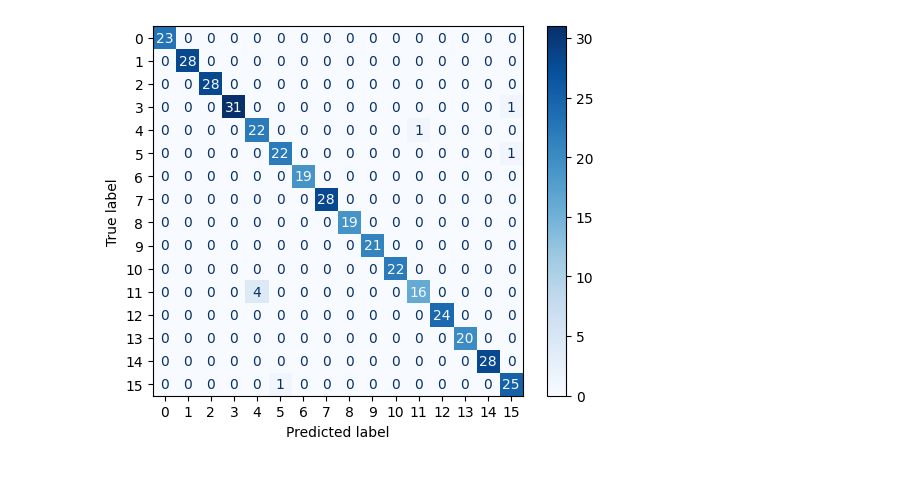
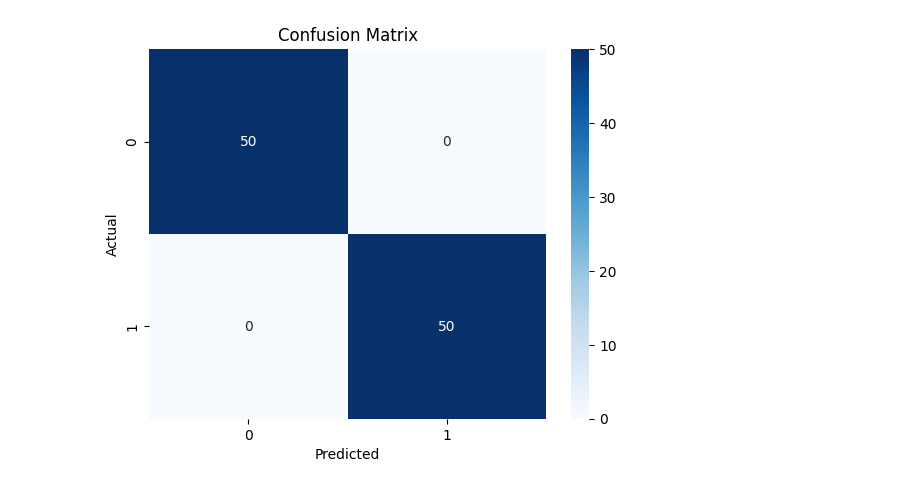
Before and after one commit to Ahmedgamale/Industrial-Inspection-Robot, a Jupyter notebook: notebooks/spectral_analysis.ipynb, the cells around one changed output. Saved outputs shown, nothing was run; the diff lists cells and outputs as text; code cells hidden in the pictures.

```diff
--- a/notebooks/spectral_analysis.ipynb
+++ b/notebooks/spectral_analysis.ipynb
@@ -3,10 +3,7 @@
 # %%
 import pandas as pd
 
-df = pd.read_excel(
-    "Merged_Sensor_Dataset.xlsx",
-    sheet_name="AS7265x_Spectral_Data"
-)
-
+df = pd.read_excel('/content/Apple_Plastic_Defect_Dataset.xlsx')
+df.info()
 df.head()
 # %% [output]
@@ -37,0 +46,9 @@ X_test = scaler.transform(X_test)
+# %%
+# Features and target
+X = df.drop(columns=['Label'])
+y = df['Label']
+
+# Encode categorical column
+X = pd.get_dummies(X, columns=['Material'])
+
+X.head()
@@ -37,0 +62,9 @@ X_test = scaler.transform(X_test)
+# %%
+from sklearn.model_selection import train_test_split
+
+X_train, X_test, y_train, y_test = train_test_split(
+    X, y,
+    test_size=0.2,
+    random_state=42,
+    stratify=y
+)
@@ -39,9 +79,8 @@ X_test = scaler.transform(X_test)
 from sklearn.ensemble import RandomForestClassifier
 
 model = RandomForestClassifier(
-    n_estimators=100,
+    n_estimators=200,
     random_state=42
 )
 
 model.fit(X_train, y_train)
-y_pred = model.predict(X_test)
@@ -48,11 +106,13 @@ y_pred = model.predict(X_test)
 # %%
-from sklearn.metrics import confusion_matrix, ConfusionMatrixDisplay
+import seaborn as sns
 import matplotlib.pyplot as plt
 
 cm = confusion_matrix(y_test, y_pred)
 
-disp = ConfusionMatrixDisplay(confusion_matrix=cm)
-disp.plot(cmap='Blues')
+sns.heatmap(cm, annot=True, fmt='d', cmap='Blues')
+plt.xlabel('Predicted')
+plt.ylabel('Actual')
+plt.title('Confusion Matrix')
 plt.show()
 # %% [output]
-[figure, old version]
+[figure, new version]
```
Also changed, not shown: parts of 11 cells of this notebook.
